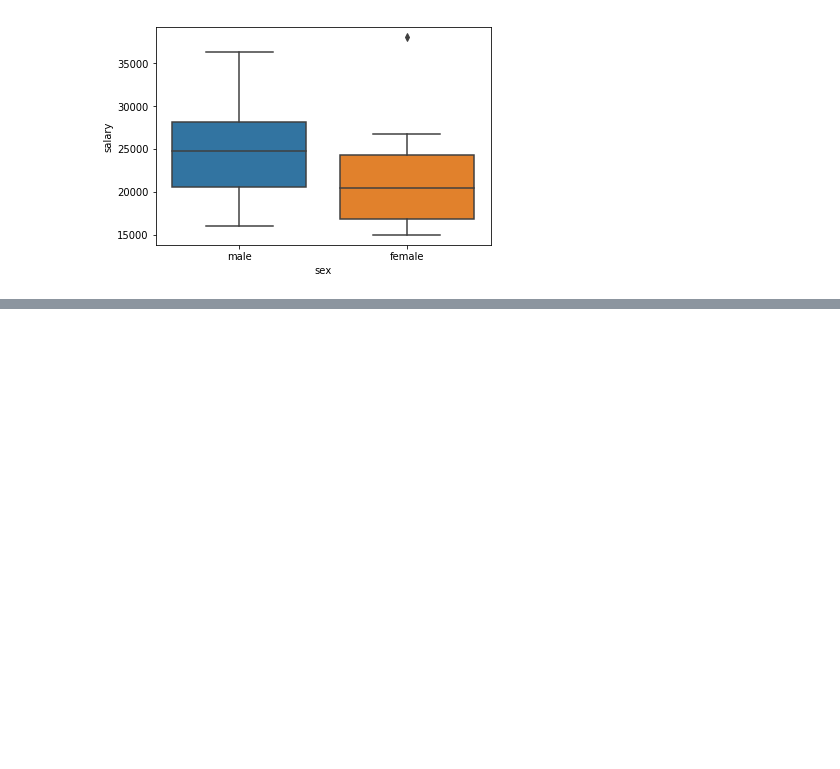
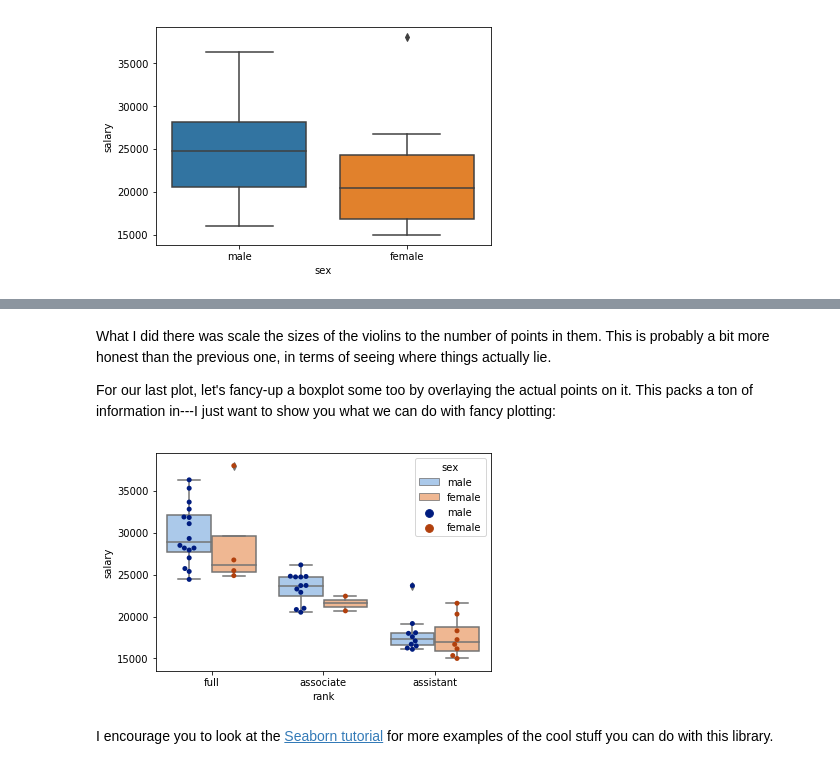
Before and after one commit to paultopia/gobbledygook, a Jupyter notebook: content/lessons/exploratory_intro.ipynb, the cells around one changed output, grey strips where cells are left out. Cells and saved outputs as stored; diff of their text form; code cells hidden in the pictures; blank space fills up the shorter version.

```diff
--- a/content/lessons/exploratory_intro.ipynb
+++ b/content/lessons/exploratory_intro.ipynb
@@ -184,0 +210,11 @@ The histogram, scatterplot, and boxplot are the Big Three for data visualization
+# %% [markdown]
+What I did there was scale the sizes of the violins to the number of points in them.  This is probably a bit more honest than the previous one, in terms of seeing where things actually lie.
+
+For our last plot, let's fancy-up a boxplot some too by overlaying the actual points on it. This packs a ton of information in---I just want to show you what we can do with fancy plotting:
+# %%
+fancyplot = sns.boxplot(x=df["rank"], y=df["salary"], hue=df["sex"], palette="pastel")
+fancyplot = sns.swarmplot(x=df["rank"], y=df["salary"], hue=df["sex"], dodge=True, palette="dark")
+# %% [output]
+[figure, added]
+# %% [markdown]
+I encourage you to look at the [Seaborn tutorial](https://seaborn.pydata.org/tutorial.html) for more examples of the cool stuff you can do with this library.
```
Also changed, not shown: parts of 7 cells of this notebook, 13 other files.
